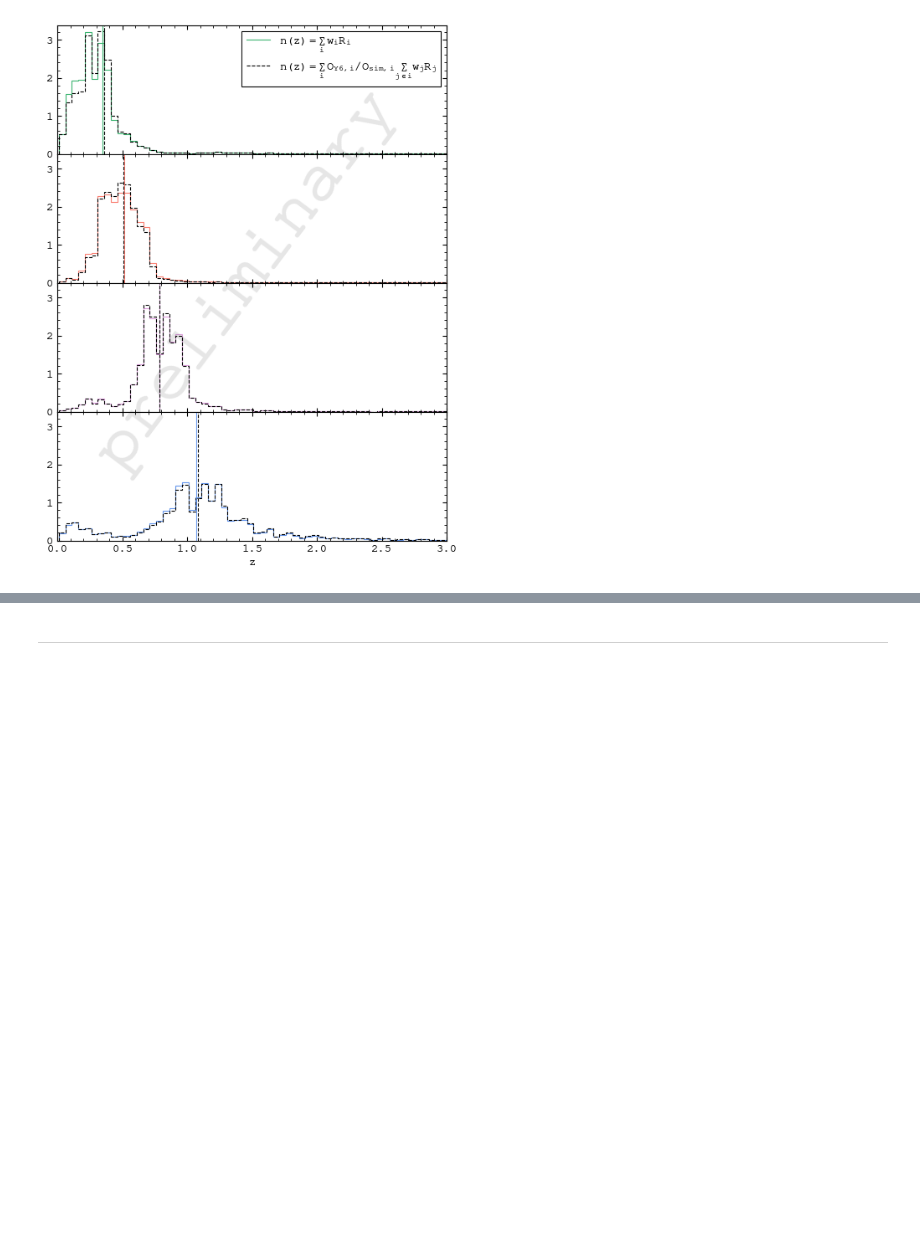
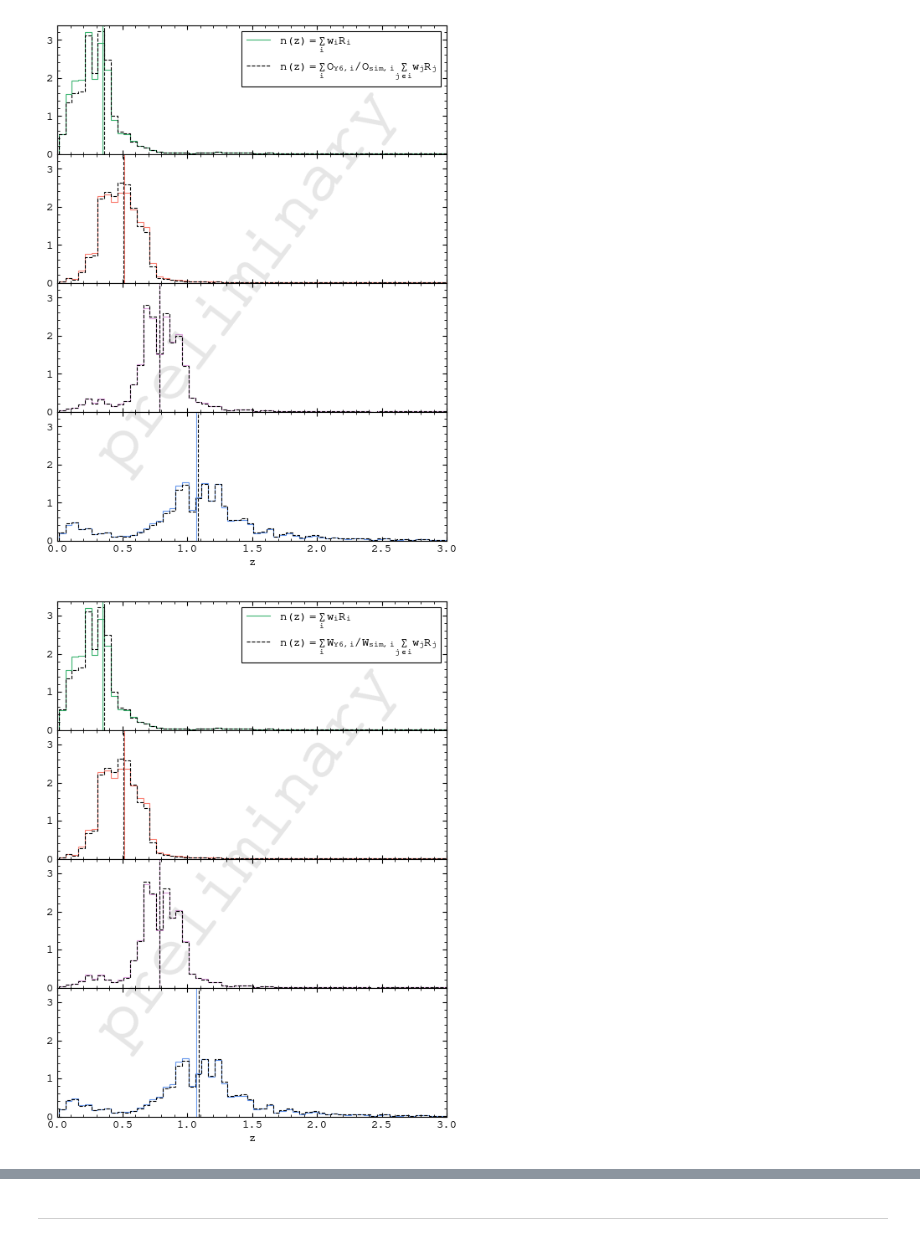
Before and after one commit to sidneymau/des-y6-image-sims-analysis, a Jupyter notebook: notebooks/2025_02_17_tomography/dev.ipynb, the cells around one changed output, grey strips where cells are left out. Drawn from its saved outputs; the diff is of its cells as text; code cells hidden in the pictures; blank space fills up the shorter version.

```diff
--- a/notebooks/2025_02_17_tomography/dev.ipynb
+++ b/notebooks/2025_02_17_tomography/dev.ipynb
@@ -389,12 +454,22 @@ for tomographic_bin in lib.const.TOMOGRAPHIC_BINS:
     # renormalize
     nz_response[tomographic_bin] = nz_response[tomographic_bin] / np.sum(nz_response[tomographic_bin]) / np.diff(zedges)
 # %%
-nz_occupancy = {}
+nz_occupancy_ratio = {}
 for tomographic_bin in lib.const.TOMOGRAPHIC_BINS:
-    nz_occupancy[tomographic_bin] = np.sum(
+    nz_occupancy_ratio[tomographic_bin] = np.sum(
         (_nz * (occupancy_grid_y6 / occupancy_grid_sim)[:, np.newaxis])[lib.const.CELL_ASSIGNMENTS[tomographic_bin]],
         axis=0,
     )
 
     # renormalize
-    nz_occupancy[tomographic_bin] = nz_occupancy[tomographic_bin] / np.sum(nz_occupancy[tomographic_bin]) / np.diff(zedges)
+    nz_occupancy_ratio[tomographic_bin] = nz_occupancy_ratio[tomographic_bin] / np.sum(nz_occupancy_ratio[tomographic_bin]) / np.diff(zedges)
+# %%
+nz_weight_ratio = {}
+for tomographic_bin in lib.const.TOMOGRAPHIC_BINS:
+    nz_weight_ratio[tomographic_bin] = np.sum(
+        (_nz * (weight_grid_y6 / weight_grid_sim)[:, np.newaxis])[lib.const.CELL_ASSIGNMENTS[tomographic_bin]],
+        axis=0,
+    )
+
+    # renormalize
+    nz_weight_ratio[tomographic_bin] = nz_weight_ratio[tomographic_bin] / np.sum(nz_weight_ratio[tomographic_bin]) / np.diff(zedges)
@@ -473,12 +558,12 @@ for i in lib.const.TOMOGRAPHIC_BINS:
     )
 
     axs[i].axvline(
-        np.average(zbinsc, weights=nz_occupancy[i]),
+        np.average(zbinsc, weights=nz_occupancy_ratio[i]),
         c="k",
         ls="--",
     )
     axs[i].stairs(
-        nz_occupancy[i],
+        nz_occupancy_ratio[i],
         edges=zedges,
         ec="k",
         ls="--",
@@ -498,3 +583,53 @@ lib.plotting.watermark(fig)
 plt.show()
 # %% [output]
 [figure]
+# %%
+fig, axs = plt.subplots(len(lib.const.TOMOGRAPHIC_BINS), 1, figsize=(6, 8), sharex=True, sharey=True)
+
+fig.subplots_adjust(wspace=0, hspace=0)
+
+tomo_colors = {
+    0: "#3BB470",
+    1: "#FA7F72",
+    2: "#DD9FDD",
+    3: "#6495EC",
+}
+
+for i in lib.const.TOMOGRAPHIC_BINS:
+    axs[i].axvline(
+        np.average(zbinsc, weights=nz[i]),
+        c=tomo_colors[i],
+    )
+    axs[i].stairs(
+        nz[i],
+        edges=zedges,
+        ec=tomo_colors[i],
+        label="$n(z) = \\sum_i\\ w_i R_i$",
+    )
+
+    axs[i].axvline(
+        np.average(zbinsc, weights=nz_weight_ratio[i]),
+        c="k",
+        ls="--",
+    )
+    axs[i].stairs(
+        nz_weight_ratio[i],
+        edges=zedges,
+        ec="k",
+        ls="--",
+        label="$n(z) = \\sum_i\\ W_{Y6, i} / W_{sim, i} \\sum_{j \in i} w_j R_j$",
+    )
+
+axs[-1].set_xlim(0, 3)
+axs[-1].set_ylim(0, None)
+
+axs[-1].set_xlabel("z")
+
+# axs[-1].set_yscale("log")
+axs[0].legend()
+
+lib.plotting.watermark(fig)
+
+plt.show()
+# %% [output]
+[figure, added]
```
Also changed, not shown: parts of 5 cells of this notebook.
